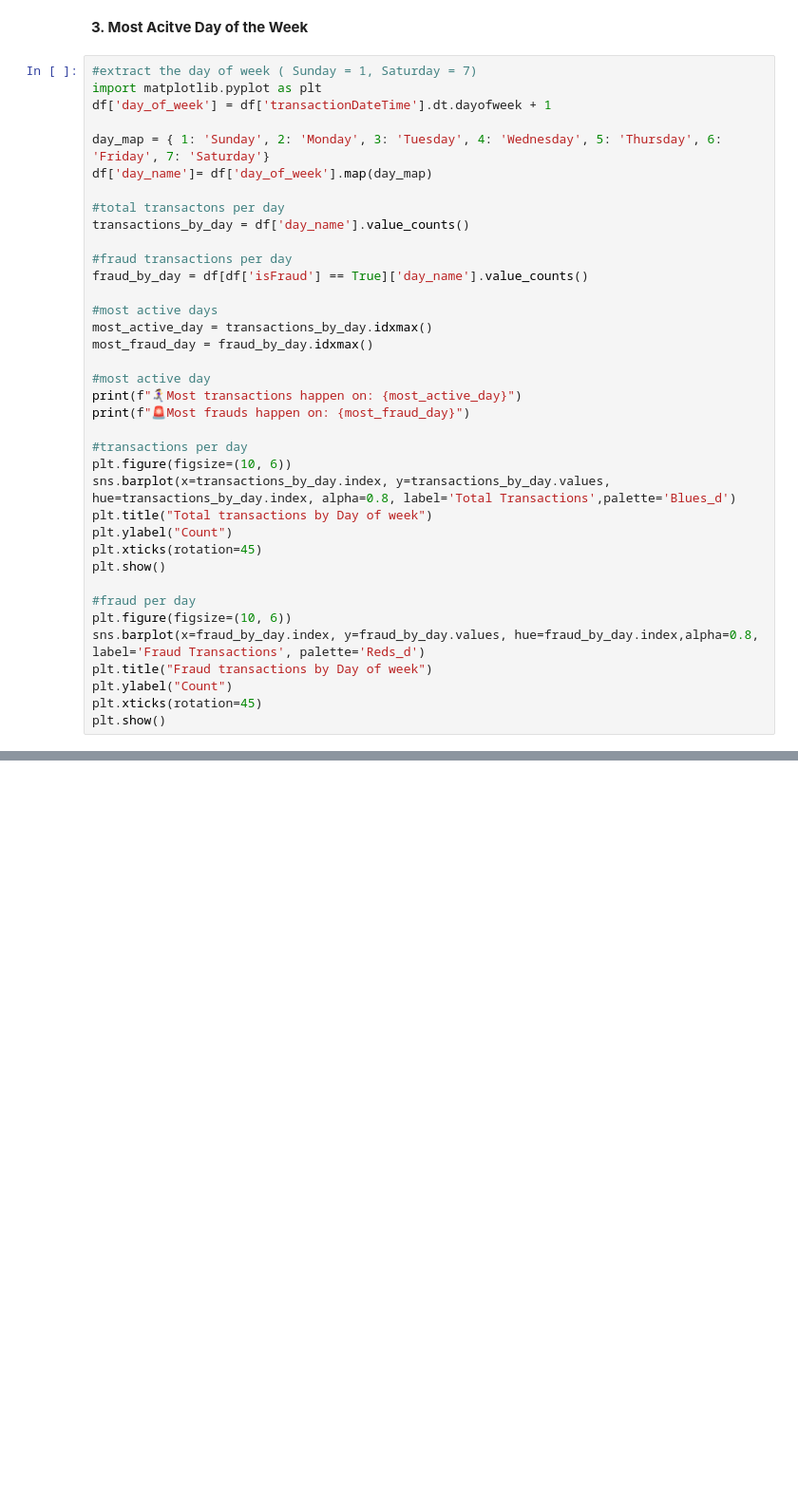
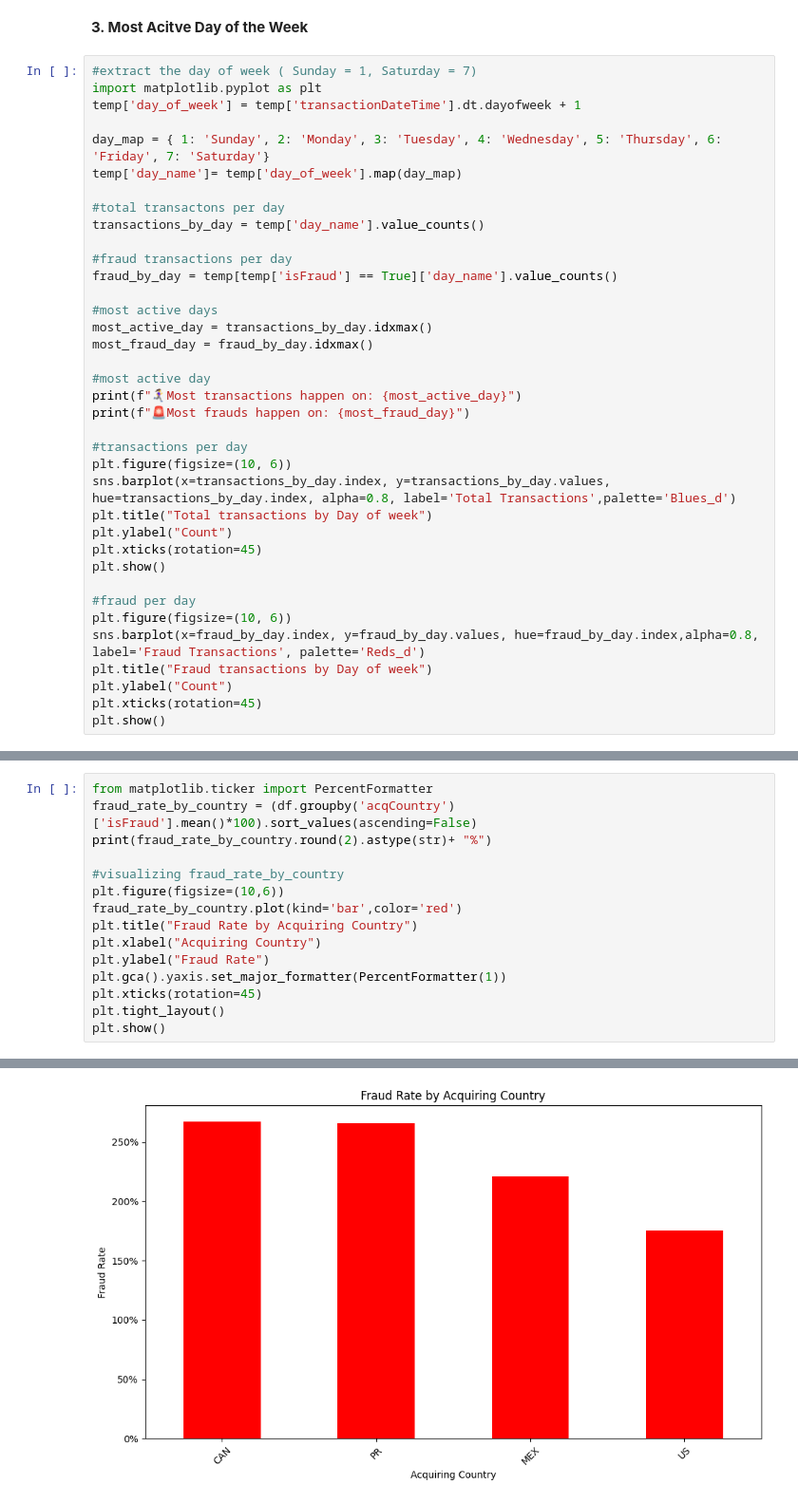
Before and after one commit to AsmitaOjha/Internship_ExtensoData_Work, a Jupyter notebook: Projects/Task_3_EDA/notebook/EDA.ipynb, the cells around one changed output, grey strips where cells are left out. Shown: that part at 95% size. Cells and saved outputs as stored; diff of their text form; blank space fills up the shorter version.

```diff
--- a/Projects/Task_3_EDA/notebook/EDA.ipynb
+++ b/Projects/Task_3_EDA/notebook/EDA.ipynb
@@ -417,16 +410,16 @@ Name: Fradulent Transactions, dtype: int64
 # %%
 #extract the day of week ( Sunday = 1, Saturday = 7)
 import matplotlib.pyplot as plt
-df['day_of_week'] = df['transactionDateTime'].dt.dayofweek + 1
+temp['day_of_week'] = temp['transactionDateTime'].dt.dayofweek + 1
 
 day_map = { 1: 'Sunday', 2: 'Monday', 3: 'Tuesday', 4: 'Wednesday', 5: 'Thursday', 6: 'Friday', 7: 'Saturday'}
-df['day_name']= df['day_of_week'].map(day_map)
+temp['day_name']= temp['day_of_week'].map(day_map)
 
 #total transactons per day
-transactions_by_day = df['day_name'].value_counts()
+transactions_by_day = temp['day_name'].value_counts()
 
 #fraud transactions per day
-fraud_by_day = df[df['isFraud'] == True]['day_name'].value_counts()
+fraud_by_day = temp[temp['isFraud'] == True]['day_name'].value_counts()
 
 #most active days
 most_active_day = transactions_by_day.idxmax()
@@ -458,0 +477,16 @@ plt.show()
+# %%
+from matplotlib.ticker import PercentFormatter
+fraud_rate_by_country = (df.groupby('acqCountry')['isFraud'].mean()*100).sort_values(ascending=False)
+print(fraud_rate_by_country.round(2).astype(str)+ "%")
+
+#visualizing fraud_rate_by_country
+plt.figure(figsize=(10,6))
+fraud_rate_by_country.plot(kind='bar',color='red')
+plt.title("Fraud Rate by Acquiring Country")
+plt.xlabel("Acquiring Country")
+plt.ylabel("Fraud Rate")
+plt.gca().yaxis.set_major_formatter(PercentFormatter(1))
+plt.xticks(rotation=45)
+plt.tight_layout()
+plt.show()
+# %% [output]
@@ -458,0 +499 @@ plt.show()
+[figure, added]
```
Also changed, not shown: parts of 11 cells of this notebook.
